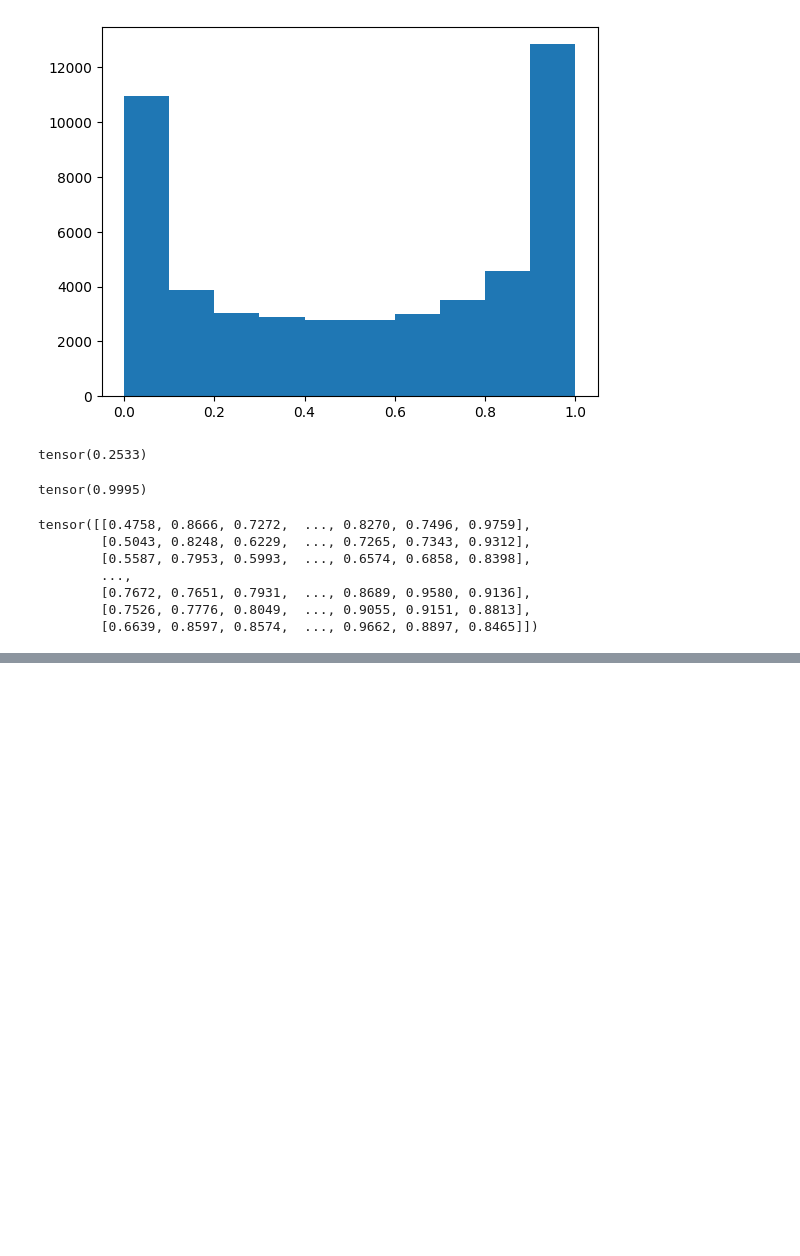
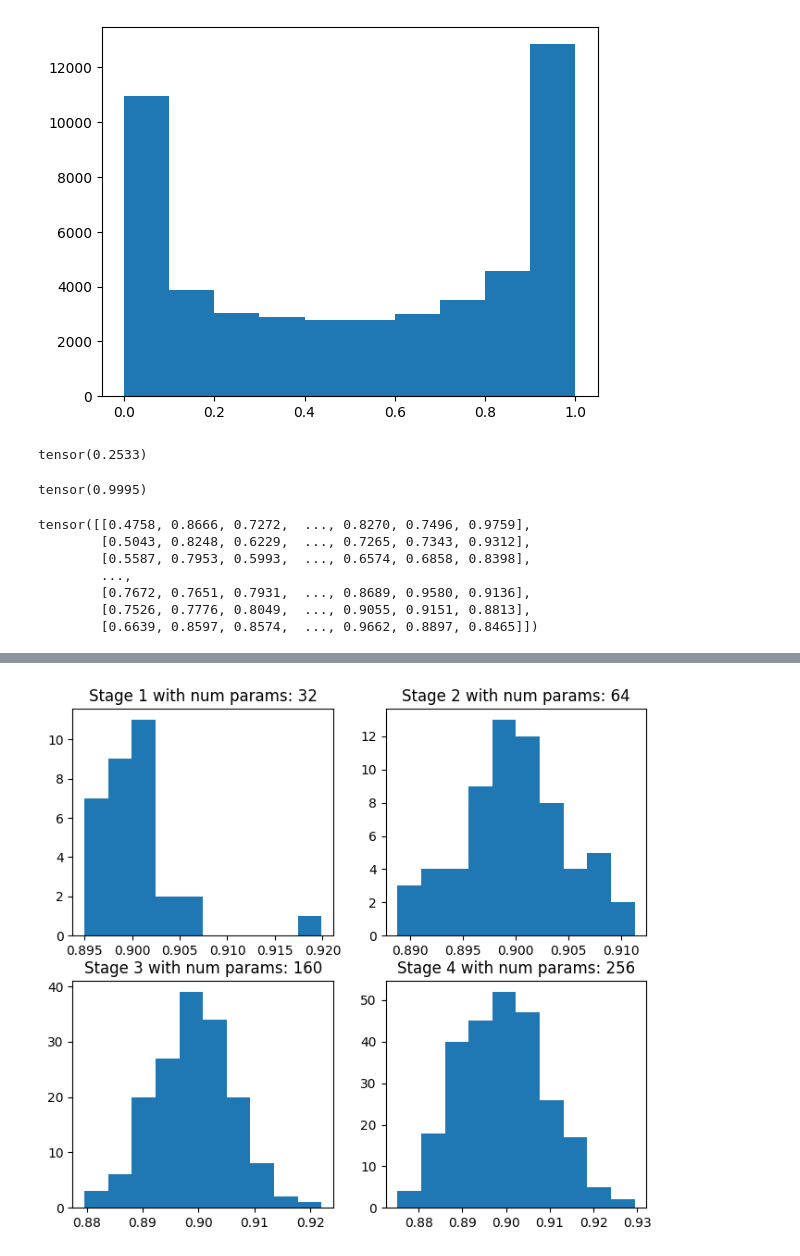
Before and after one commit to julian-klitzing/u-mixformer, a Jupyter notebook: params_analysis.ipynb, the cells around one changed output, grey strips where cells are left out. Drawn from its saved outputs; the diff is of its cells as text; code cells hidden in the pictures; blank space fills up the shorter version.

```diff
--- a/params_analysis.ipynb
+++ b/params_analysis.ipynb
@@ -227,0 +302,4 @@ tensor([[0.4758, 0.8666, 0.7272,  ..., 0.8270, 0.7496, 0.9759],
+# %%
+plot_results(style="hist")
+# %% [output]
+[figure, added]
```
Also changed, not shown: parts of 7 cells of this notebook.
